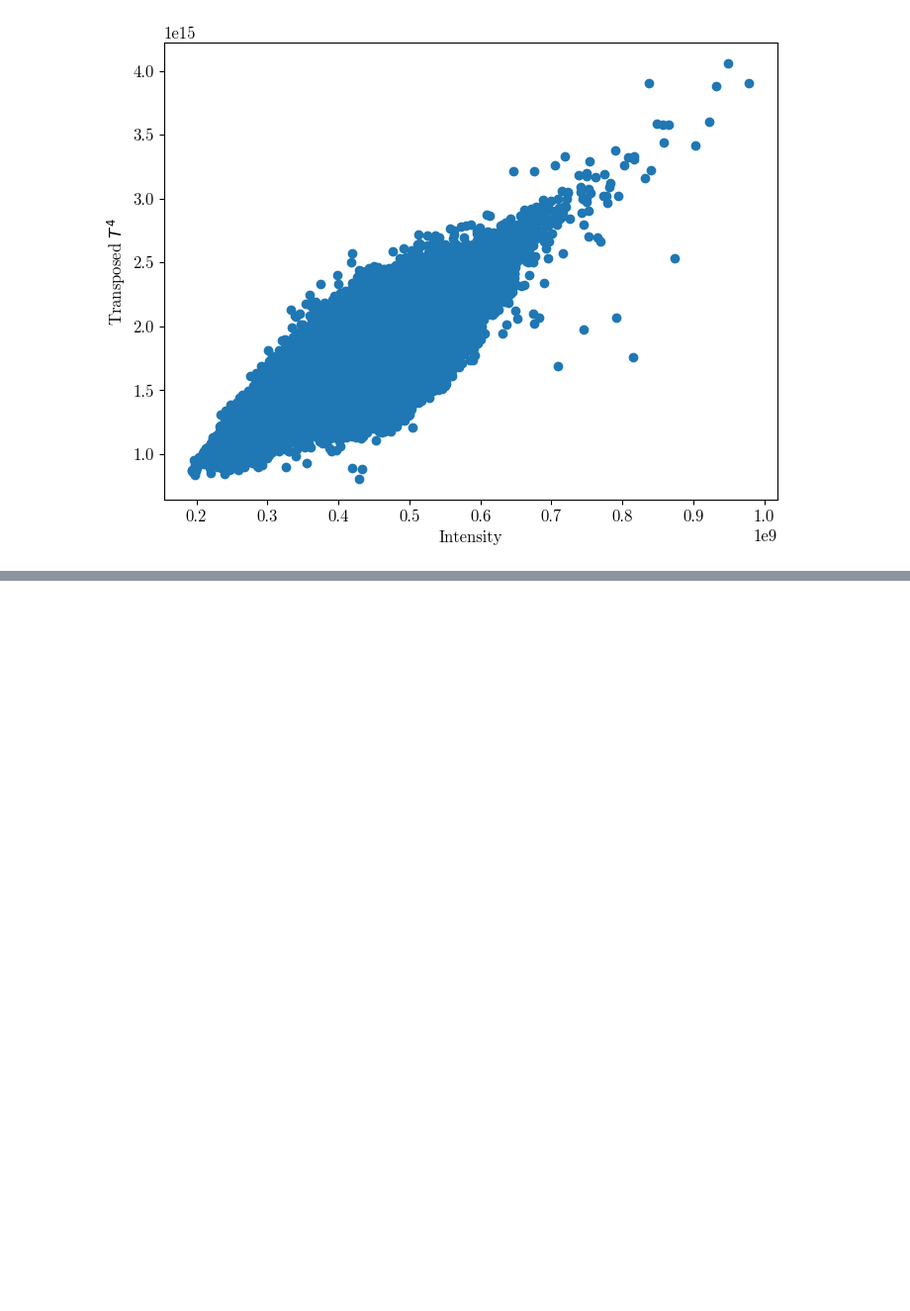
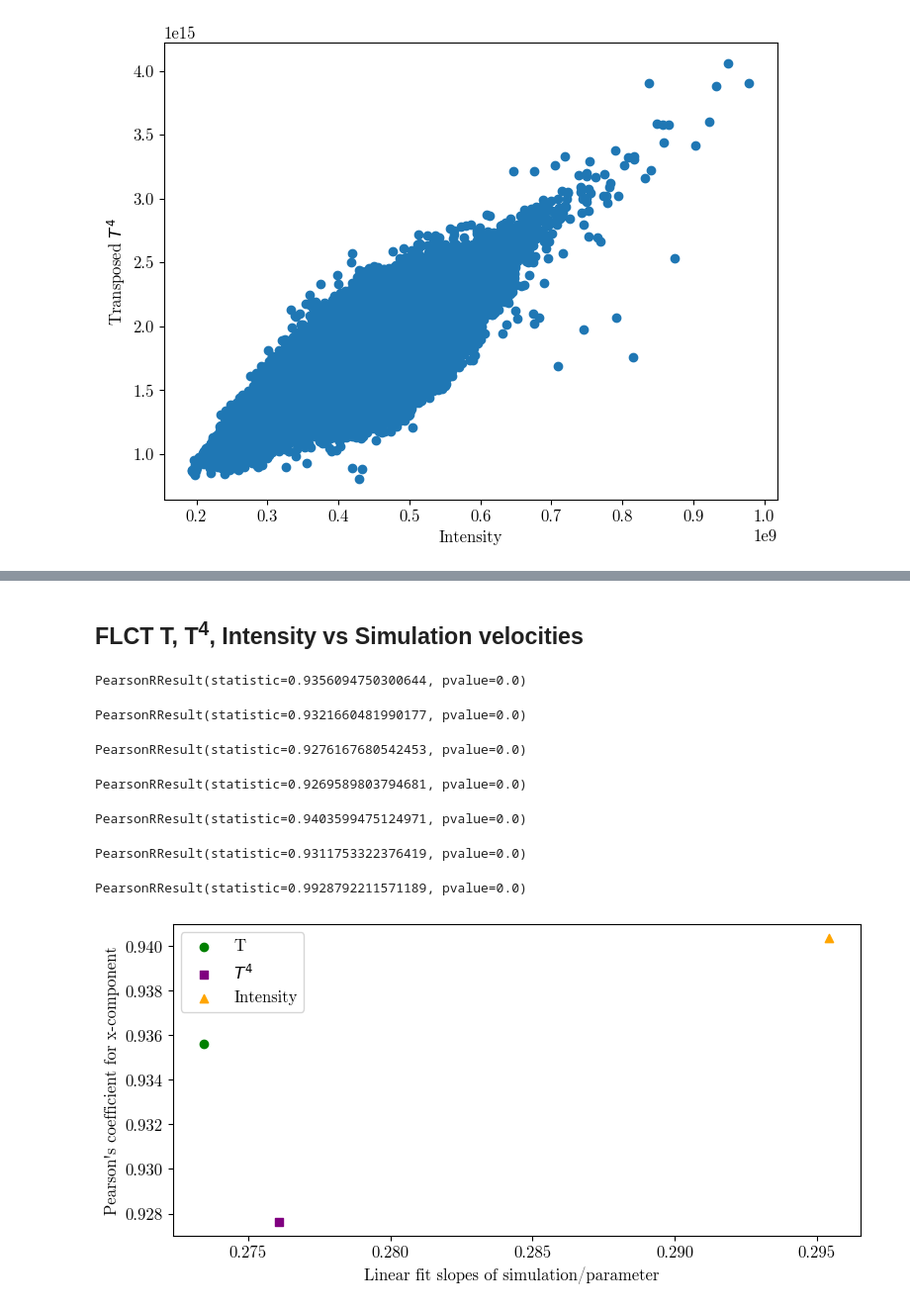
Before and after one commit to TheodoreKostic/Tracking_features, a Jupyter notebook: FirstPaper/Paper.ipynb, the cells around one changed output, grey strips where cells are left out. Shown at 99% size. Cells and saved outputs as stored; diff of their text form; code cells hidden in the pictures; blank space fills up the shorter version.

```diff
--- a/FirstPaper/Paper.ipynb
+++ b/FirstPaper/Paper.ipynb
@@ -114,0 +154,3 @@ plt.savefig("TempInte.png", dpi = 300)
+# %%
+Vx_filtered35 = gaussian_filter(Vx_mean_sim, 35, mode = "wrap")
+Vy_filtered35 = gaussian_filter(Vy_mean_sim, 35, mode = "wrap")
@@ -114,0 +229,37 @@ plt.savefig("TempInte.png", dpi = 300)
+# %% [markdown]
+<h2>FLCT T, T<sup>4</sup>, Intensity vs Simulation velocities</h2>
+# %%
+r_x_Tvsim = pearsonr(Vx_FLCT_T.flatten(), Vx_filtered35.flatten())
+print(r_x_Tvsim)
+# %% [output]
+PearsonRResult(statistic=0.9356094750300644, pvalue=0.0)
+# %%
+r_y_Tvsim = pearsonr(Vy_FLCT_T.flatten(), Vy_filtered35.flatten())
+print(r_y_Tvsim)
+# %% [output]
+PearsonRResult(statistic=0.9321660481990177, pvalue=0.0)
+# %%
+r_x_T4vsim = pearsonr(Vx_FLCT_T4.flatten(), Vx_filtered35.flatten())
+print(r_x_T4vsim)
+# %% [output]
+PearsonRResult(statistic=0.9276167680542453, pvalue=0.0)
+# %%
+r_y_T4vsim = pearsonr(Vy_FLCT_T4.flatten(), Vy_filtered35.flatten())
+print(r_y_T4vsim)
+# %% [output]
+PearsonRResult(statistic=0.9269589803794681, pvalue=0.0)
+# %%
+r_x_Ivssim = pearsonr(Vx_FLCT_1200.flatten(), Vx_filtered35.flatten())
+print(r_x_Ivssim)
+# %% [output]
+PearsonRResult(statistic=0.9403599475124971, pvalue=0.0)
+# %%
+r_y_Ivssim = pearsonr(Vy_FLCT_1200.flatten(), Vy_filtered35.flatten())
+print(r_y_Ivssim)
+# %% [output]
+PearsonRResult(statistic=0.9311753322376419, pvalue=0.0)
+# %%
+r_x_TT = pearsonr(Vx_FLCT_T.flatten(), Vx_FLCT_T4.flatten())
+print(r_x_TT)
+# %% [output]
+PearsonRResult(statistic=0.9928792211571189, pvalue=0.0)
@@ -114,0 +270,17 @@ plt.savefig("TempInte.png", dpi = 300)
+# %%
+plt.figure(figsize = (8,4))
+niz = [r_x_Tvsim[0], r_x_T4vsim[0], r_x_Ivssim[0]]
+niz2 = [mT, mT4, mI]
+marker_styles = ['o', 's', '^']
+colors = ['green', 'purple', 'orange']
+#plt.suptitle("Promena koeficijenta pravca u zavisnosti od vrednosti FHWM")
+plt.scatter(niz2[0], niz[0], marker=marker_styles[0], c=colors[0], label=f'T')
+plt.scatter(niz2[1], niz[1], marker=marker_styles[1], c=colors[1], label=f'$T^4$')
+plt.scatter(niz2[2], niz[2], marker=marker_styles[2], c=colors[2], label=f'Intensity')
+plt.ylabel("Pearson's coefficient for x-component")
+plt.xlabel("Linear fit slopes of simulation/parameter  ")
+plt.tight_layout()
+plt.legend()
+plt.savefig("Real_vs_derivedT.png", bbox_inches = 'tight', dpi = 300)
+# %% [output]
+[figure, added]
```
Also changed, not shown: parts of 21 cells of this notebook.
